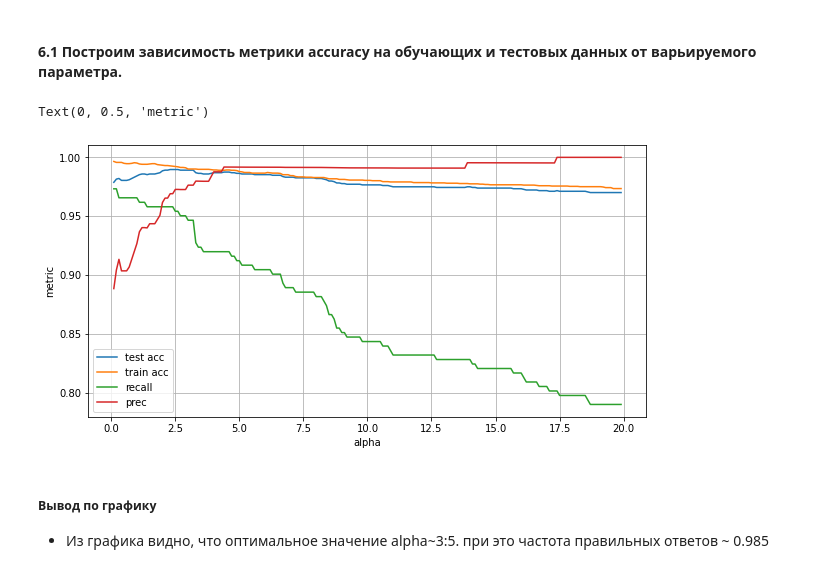
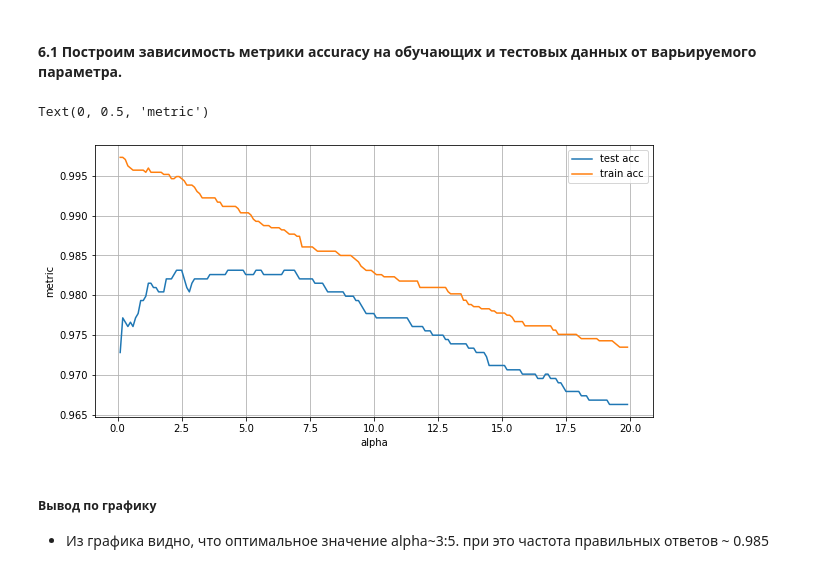
Before and after one commit to gruzdov2016stud/AI, a Jupyter notebook: AI-LR2-Gruzdov.ipynb, the cells around one changed output. Drawn from its saved outputs; the diff is of its cells as text; code cells hidden in the pictures.

Commit message:
fix plt ['test acc','train acc']

```diff
--- a/AI-LR2-Gruzdov.ipynb
+++ b/AI-LR2-Gruzdov.ipynb
@@ -193,16 +197,16 @@ MultinomialNB(alpha=17.400000000000002)
 # %%
 plt.figure(figsize = [10,5])
 plt.plot(alpha_range, accuracy)
 plt.plot(alpha_range, accuracy_train)
-plt.plot(alpha_range, recall)
-plt.plot(alpha_range, precision)
-plt.legend(['test acc','train acc','recall','prec'])
+# plt.plot(alpha_range, recall)
+# plt.plot(alpha_range, precision)
+plt.legend(['test acc','train acc'])
 plt.grid('on')
 plt.xlabel('alpha')
 plt.ylabel('metric')
 # %% [output]
 Text(0, 0.5, 'metric')
-[figure, old version]
+[figure, new version]
 # %% [markdown]
 <h5>Вывод по графику</h5>
 
```
Also changed, not shown: parts of 13 cells of this notebook, 1 other file.
